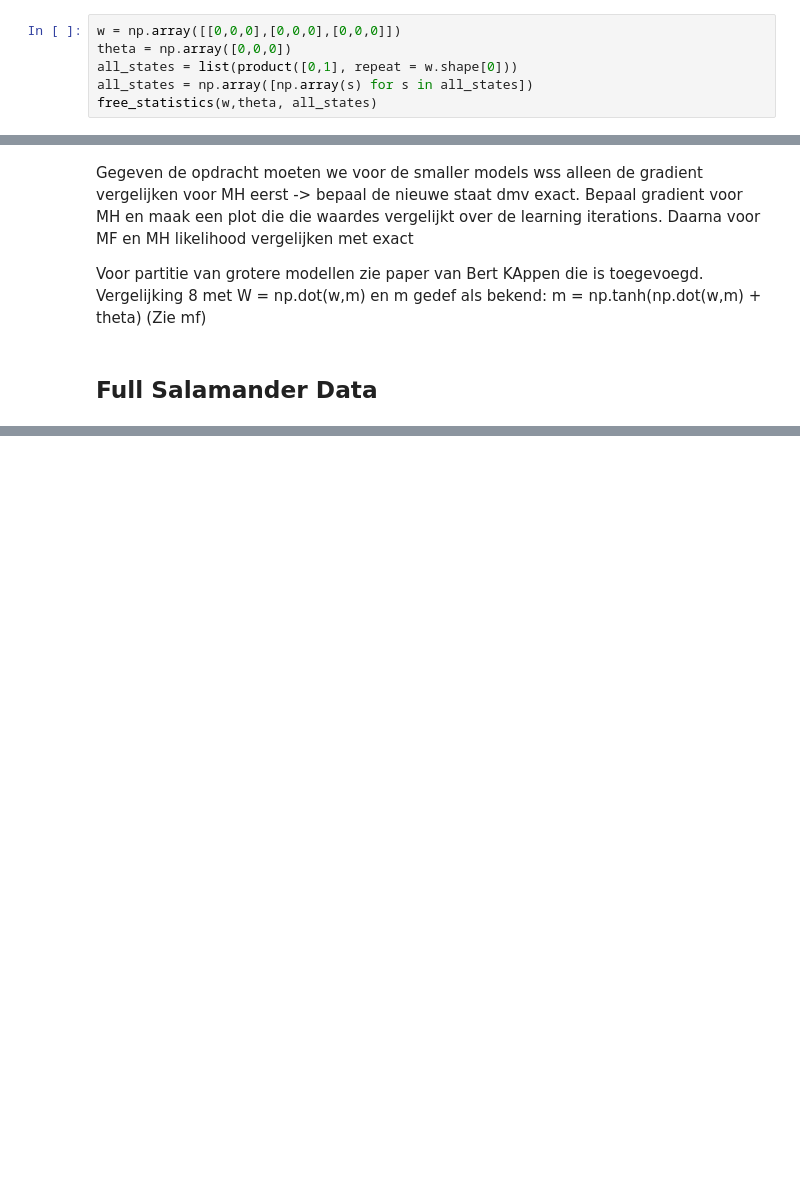
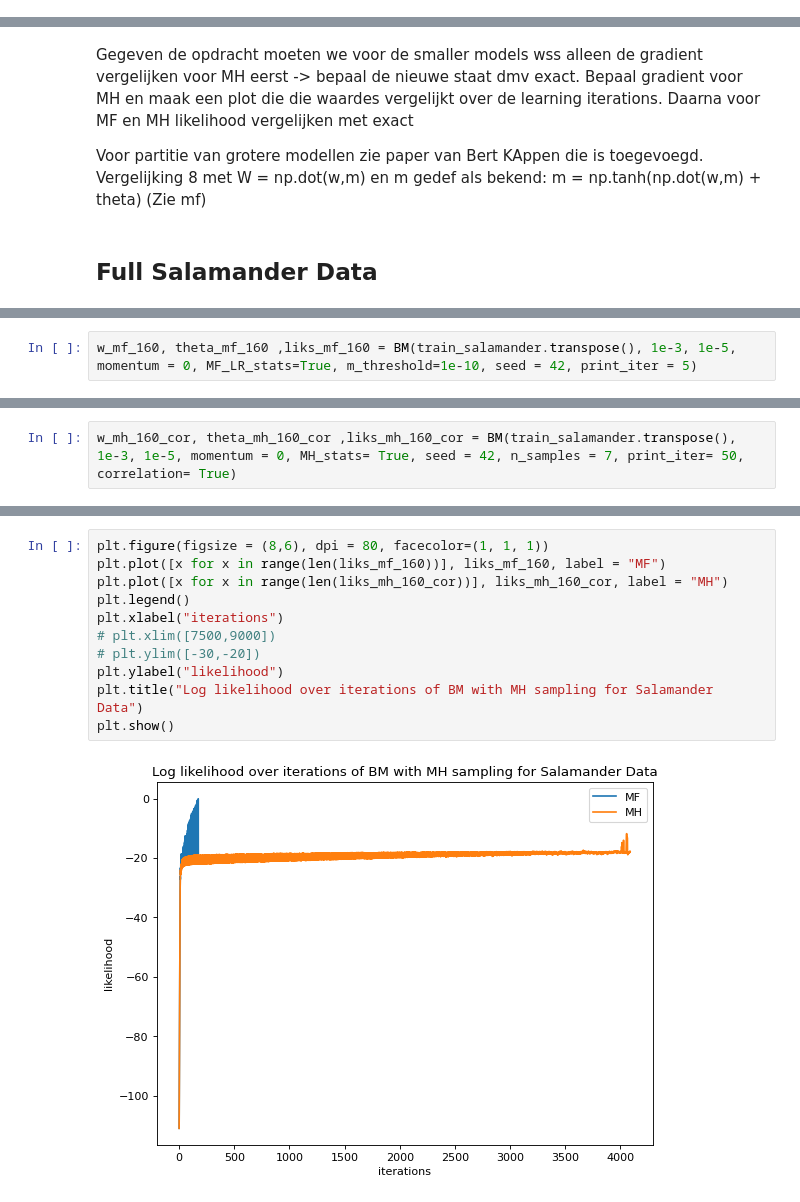
Before and after one commit to Dirrenvv99/Advanced-Machine-Learning, a Jupyter notebook: Week 8/BM.ipynb, the cells around one changed output, grey strips where cells are left out. Drawn from its saved outputs; the diff is of its cells as text; blank space fills up the shorter version.

```diff
--- a/Week 8/BM.ipynb
+++ b/Week 8/BM.ipynb
@@ -48,9 +48,3 @@ def free_statistics(w, theta, all_states, Z, Energy_functional = E):
     single = np.einsum('ki, k -> i', all_states, all_probs)
     double = np.einsum('ki, kj, k -> ij', all_states, all_states, all_probs)
     return single, double
-# %%
-w = np.array([[0,0,0],[0,0,0],[0,0,0]])
-theta = np.array([0,0,0])
-all_states = list(product([0,1], repeat = w.shape[0]))
-all_states = np.array([np.array(s) for s in all_states])
-free_statistics(w,theta, all_states)
@@ -774,0 +758,2 @@ def big_log_likihood(w, theta, data, m = None):
+# %%
+w_mf_160, theta_mf_160 ,liks_mf_160 = BM(train_salamander.transpose(), 1e-3, 1e-5, momentum = 0, MF_LR_stats=True, m_threshold=1e-10, seed = 42, print_iter = 5)
@@ -774,0 +798,2 @@ def big_log_likihood(w, theta, data, m = None):
+# %%
+w_mh_160_cor, theta_mh_160_cor ,liks_mh_160_cor = BM(train_salamander.transpose(), 1e-3, 1e-5, momentum = 0, MH_stats= True, seed = 42, n_samples = 7, print_iter= 50, correlation= True)
@@ -774,0 +838,13 @@ def big_log_likihood(w, theta, data, m = None):
+# %%
+plt.figure(figsize = (8,6), dpi = 80, facecolor=(1, 1, 1))
+plt.plot([x for x in range(len(liks_mf_160))], liks_mf_160, label = "MF")
+plt.plot([x for x in range(len(liks_mh_160_cor))], liks_mh_160_cor, label = "MH")
+plt.legend()
+plt.xlabel("iterations")
+# plt.xlim([7500,9000])
+# plt.ylim([-30,-20])
+plt.ylabel("likelihood")
+plt.title("Log likelihood over iterations of BM with MH sampling for Salamander Data")
+plt.show()
+# %% [output]
+[figure, added]
```
Also changed, not shown: parts of 10 cells of this notebook, 3 other files.
